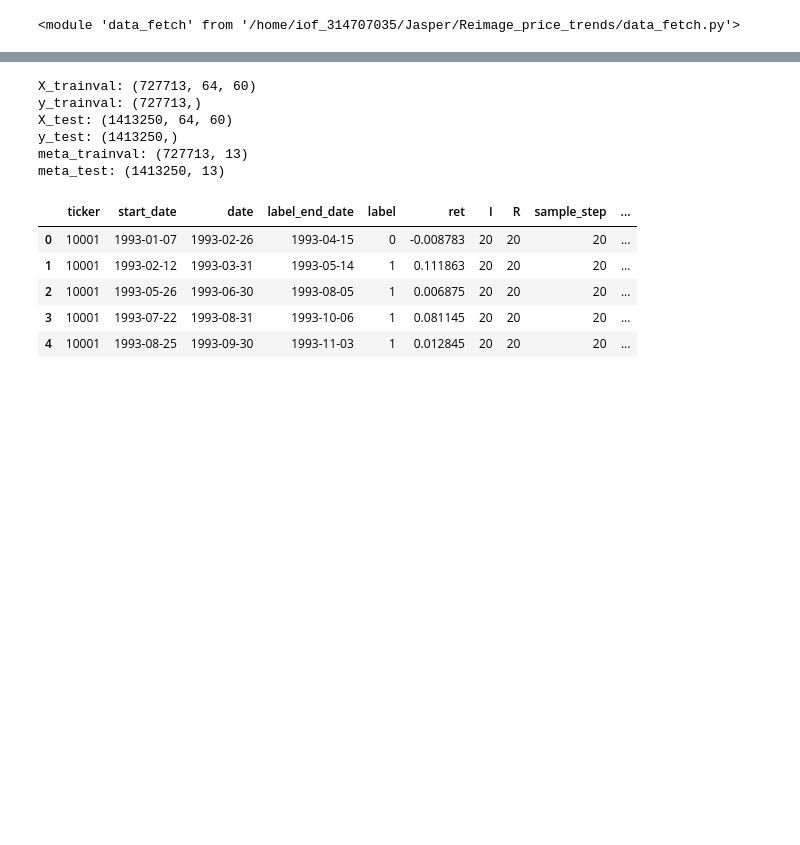
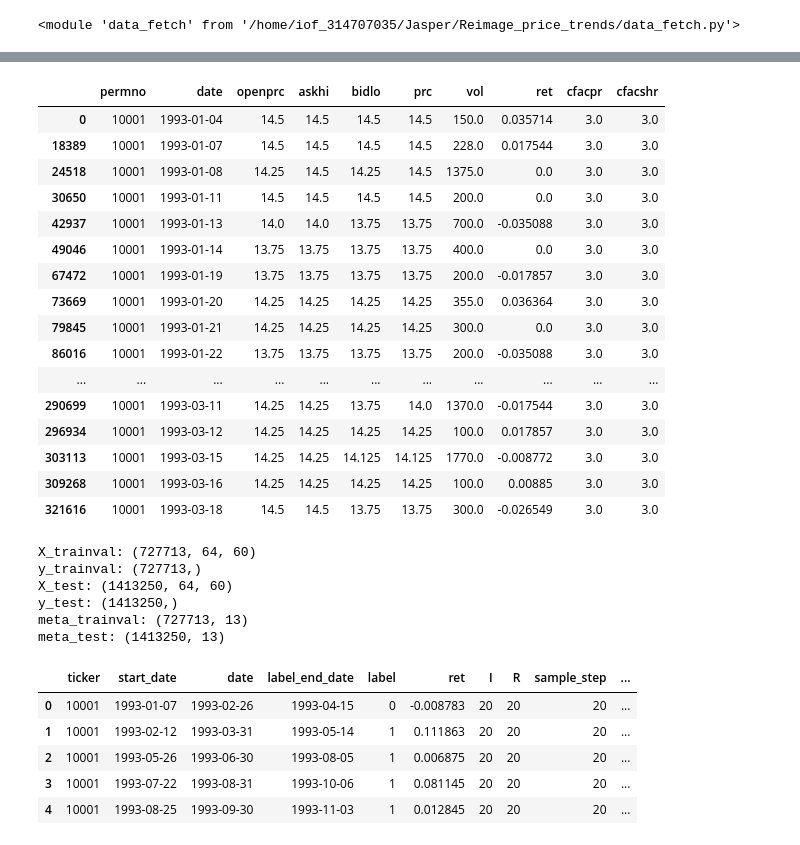
Before and after one commit to zhe1357/Reimage_price_trends, a Jupyter notebook: crsp_data.ipynb, the cells around one changed output, grey strips where cells are left out. Cells and saved outputs as stored; diff of their text form; code cells hidden in the pictures; blank space fills up the shorter version.

```diff
--- a/crsp_data.ipynb
+++ b/crsp_data.ipynb
@@ -86,0 +83,3 @@ Year-based CRSP build: pending years=[1993, 1994]
+# %%
+df = pd.read_parquet("us_stock/crsp_1993.parquet")
+df.head()
@@ -87,3 +93,24 @@ Year-based CRSP build: pending years=[1993, 1994]
+# %%
+df = df[df['permno'] == 10001]
+df.head(30)
+# %% [output]
+|  | permno | date | openprc | askhi | bidlo | prc | vol | ret | cfacpr | cfacshr |
+| 0 | 10001 | 1993-01-04 | 14.5 | 14.5 | 14.5 | 14.5 | 150.0 | 0.035714 | 3.0 | 3.0 |
+| 18389 | 10001 | 1993-01-07 | 14.5 | 14.5 | 14.5 | 14.5 | 228.0 | 0.017544 | 3.0 | 3.0 |
+| 24518 | 10001 | 1993-01-08 | 14.25 | 14.5 | 14.25 | 14.5 | 1375.0 | 0.0 | 3.0 | 3.0 |
+| 30650 | 10001 | 1993-01-11 | 14.5 | 14.5 | 14.5 | 14.5 | 200.0 | 0.0 | 3.0 | 3.0 |
+| 42937 | 10001 | 1993-01-13 | 14.0 | 14.0 | 13.75 | 13.75 | 700.0 | -0.035088 | 3.0 | 3.0 |
+| 49046 | 10001 | 1993-01-14 | 13.75 | 13.75 | 13.75 | 13.75 | 400.0 | 0.0 | 3.0 | 3.0 |
+| 67472 | 10001 | 1993-01-19 | 13.75 | 13.75 | 13.75 | 13.75 | 200.0 | -0.017857 | 3.0 | 3.0 |
+| 73669 | 10001 | 1993-01-20 | 14.25 | 14.25 | 14.25 | 14.25 | 355.0 | 0.036364 | 3.0 | 3.0 |
+| 79845 | 10001 | 1993-01-21 | 14.25 | 14.25 | 14.25 | 14.25 | 300.0 | 0.0 | 3.0 | 3.0 |
+| 86016 | 10001 | 1993-01-22 | 13.75 | 13.75 | 13.75 | 13.75 | 200.0 | -0.035088 | 3.0 | 3.0 |
+| ... | ... | ... | ... | ... | ... | ... | ... | ... | ... | ... |
+| 290699 | 10001 | 1993-03-11 | 14.25 | 14.25 | 13.75 | 14.0 | 1370.0 | -0.017544 | 3.0 | 3.0 |
+| 296934 | 10001 | 1993-03-12 | 14.25 | 14.25 | 14.25 | 14.25 | 100.0 | 0.017857 | 3.0 | 3.0 |
+| 303113 | 10001 | 1993-03-15 | 14.25 | 14.25 | 14.125 | 14.125 | 1770.0 | -0.008772 | 3.0 | 3.0 |
+| 309268 | 10001 | 1993-03-16 | 14.25 | 14.25 | 14.25 | 14.25 | 100.0 | 0.00885 | 3.0 | 3.0 |
+| 321616 | 10001 | 1993-03-18 | 14.5 | 14.5 | 13.75 | 13.75 | 300.0 | -0.026549 | 3.0 | 3.0 |
 # %%
 I = 20
 R = 20
```
Also changed, not shown: parts of 3 cells of this notebook, 2 other files.
